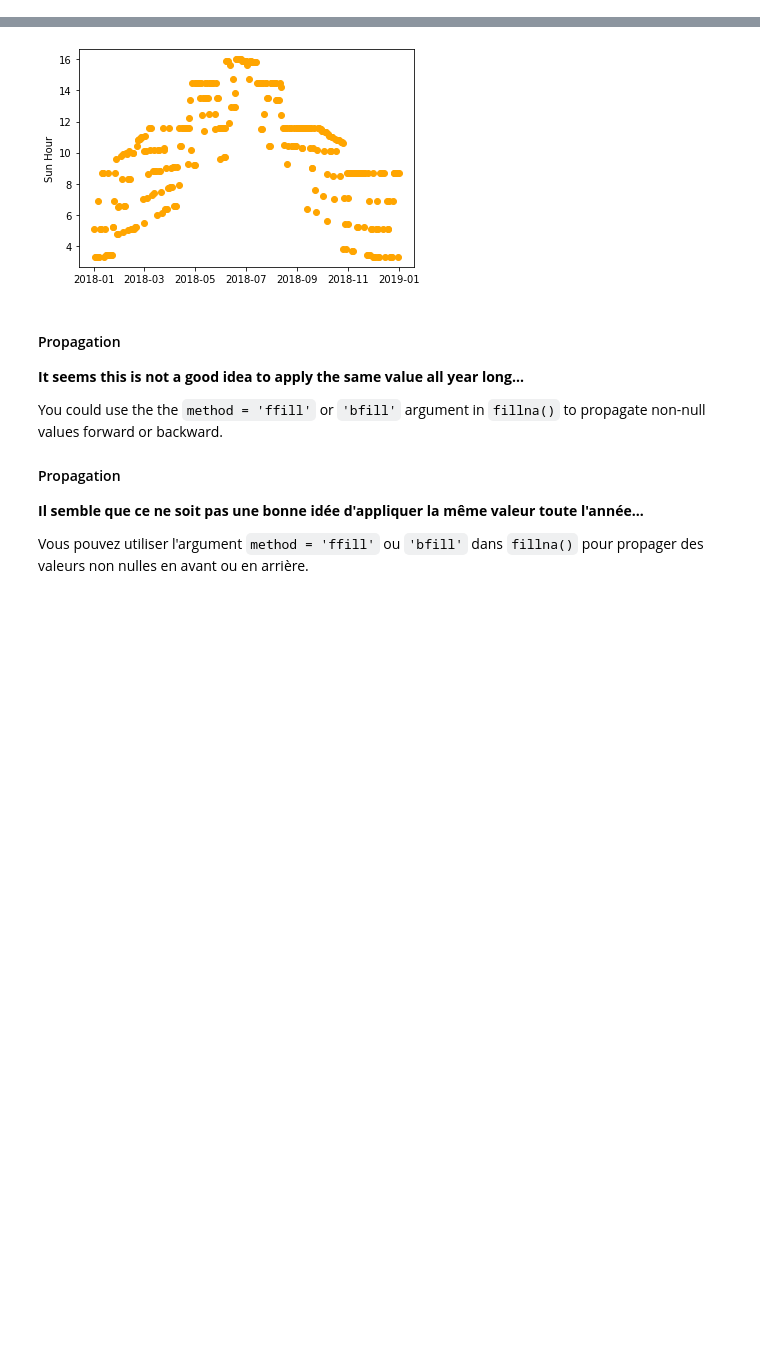
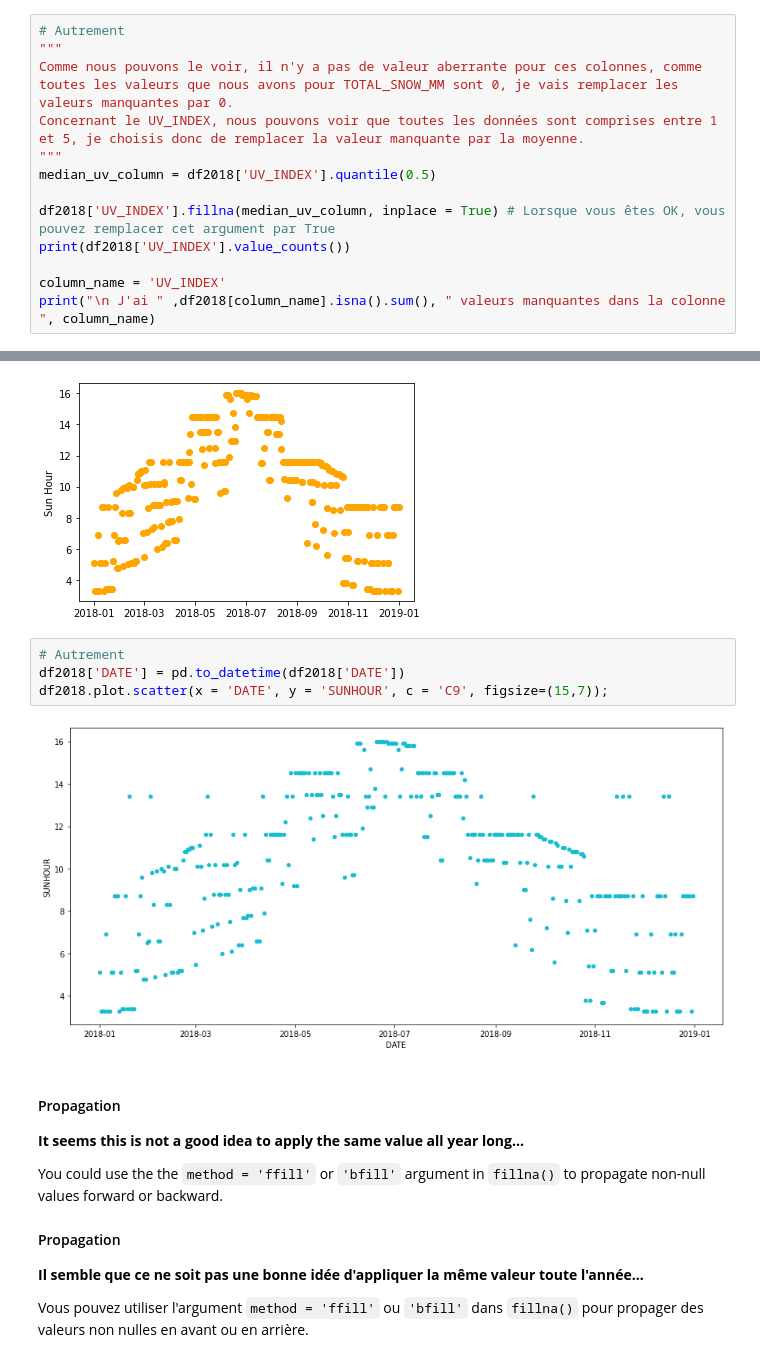
Before and after one commit to mars241/PYTHON, a Jupyter notebook: AAM_WCS_Pandas_Merge_and_fill_missing_values.ipynb, the cells around one changed output, grey strips where cells are left out. Drawn from its saved outputs; the diff is of its cells as text; blank space fills up the shorter version.

```diff
--- a/AAM_WCS_Pandas_Merge_and_fill_missing_values.ipynb
+++ b/AAM_WCS_Pandas_Merge_and_fill_missing_values.ipynb
@@ -532,0 +574,13 @@ print("I have " ,df2018['UV_INDEX'].isna().sum(), "missing values in the column
+# %%
+# Autrement
+"""
+Comme nous pouvons le voir, il n'y a pas de valeur aberrante pour ces colonnes, comme toutes les valeurs que nous avons pour TOTAL_SNOW_MM sont 0, je vais remplacer les valeurs manquantes par 0.
+Concernant le UV_INDEX, nous pouvons voir que toutes les données sont comprises entre 1 et 5, je choisis donc de remplacer la valeur manquante par la moyenne.
+"""
+median_uv_column = df2018['UV_INDEX'].quantile(0.5)
+
+df2018['UV_INDEX'].fillna(median_uv_column, inplace = True) # Lorsque vous êtes OK, vous pouvez remplacer cet argument par True
+print(df2018['UV_INDEX'].value_counts())
+
+column_name = 'UV_INDEX'
+print("\n J'ai " ,df2018[column_name].isna().sum(), " valeurs manquantes dans la colonne ", column_name)
@@ -548,6 +612,12 @@ plot.ylabel("Sun Hour")
 # %% [output]
 Text(0, 0.5, 'Sun Hour')
 [figure]
+# %%
+# Autrement
+df2018['DATE'] = pd.to_datetime(df2018['DATE'])
+df2018.plot.scatter(x = 'DATE', y = 'SUNHOUR', c = 'C9', figsize=(15,7));
+# %% [output]
+[figure, added]
 # %% [markdown]
 #### Propagation
 **It seems this is not a good idea to apply the same value all year long...**
```
Also changed, not shown: parts of 8 cells of this notebook.
